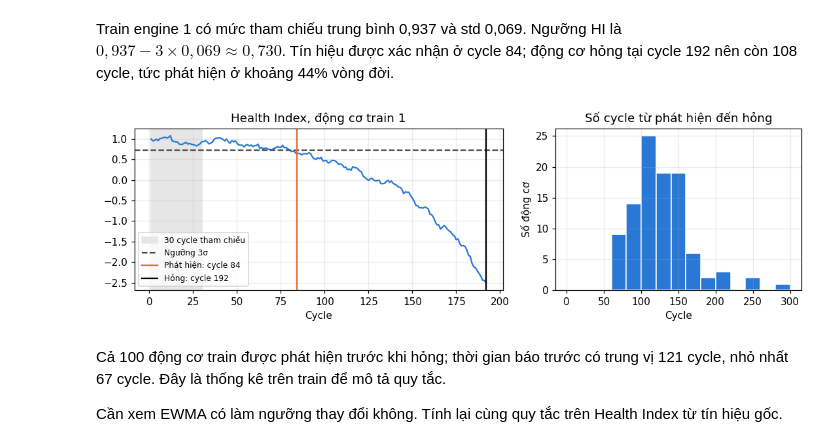
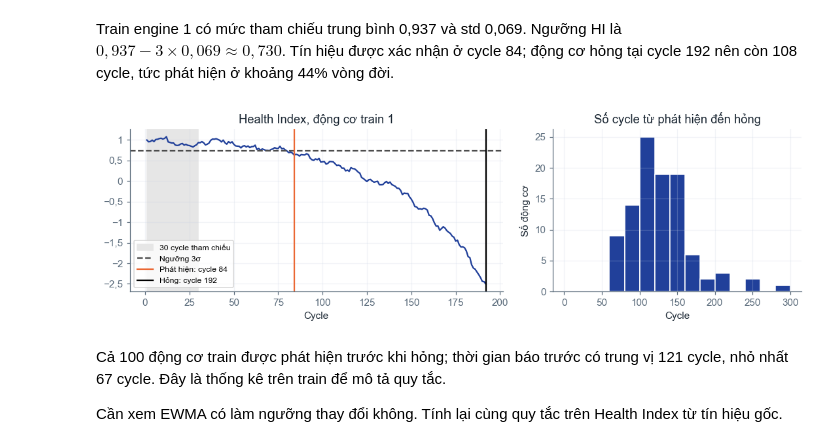
Before and after one commit to ti014/tinasa-cmapss-rul-prediction, a Jupyter notebook: notebooks/06_fd001_degradation_maintenance.ipynb, the cells around one changed output. Cells and saved outputs as stored; diff of their text form; code cells hidden in the pictures.

```diff
--- a/notebooks/06_fd001_degradation_maintenance.ipynb
+++ b/notebooks/06_fd001_degradation_maintenance.ipynb
@@ -22,7 +22,9 @@ from IPython.display import display
 
 ROOT = Path.cwd() if (Path.cwd() / "src/cmapss").is_dir() else Path.cwd().parent
 sys.path.insert(0, str(ROOT / "src"))
-plt.rcParams.update({"figure.dpi": 110, "axes.grid": True, "grid.alpha": 0.25})
+
+from cmapss.presentation import COLORS, apply_plot_style, style_figure
+apply_plot_style()
 # %%
 import tempfile
 
@@ -166,24 +170,26 @@ Ngưỡng HI là $0,937-3\times0,069\approx0,730$. Tín hiệu được xác nh
 # %%
 event = events.set_index("engine_id").loc[engine]
 curve = health_index[health_index["engine_id"] == engine]
 threshold = event["baseline_mean"] - config.z_threshold * event["baseline_std"]
 
 fig, (left, right) = plt.subplots(1, 2, figsize=(10, 3.2), gridspec_kw={"width_ratios": [1.5, 1]})
-left.plot(curve["cycle"], curve["health_index"], color="#2a78d6")
+left.plot(curve["cycle"], curve["health_index"], color=COLORS["blue"])
 left.axvspan(1, config.baseline_cycles, color="0.9", label="30 cycle tham chiếu")
 left.axhline(threshold, color="0.3", linestyle="--", label="Ngưỡng 3σ")
-left.axvline(event["detection_cycle"], color="#eb6834", label=f"Phát hiện: cycle {int(event['detection_cycle'])}")
+left.axvline(event["detection_cycle"], color=COLORS["orange"], label=f"Phát hiện: cycle {int(event['detection_cycle'])}")
 left.axvline(event["failure_cycle"], color="black", label=f"Hỏng: cycle {int(event['failure_cycle'])}")
 left.set(title=f"Health Index, động cơ train {engine}", xlabel="Cycle")
 left.legend(fontsize=8)
-right.hist(leads, bins=range(0, int(leads.max()) + 20, 20), color="#2a78d6", edgecolor="white")
+right.hist(leads, bins=range(0, int(leads.max()) + 20, 20), color=COLORS["blue"], edgecolor="white")
 right.set(title="Số cycle từ phát hiện đến hỏng", xlabel="Cycle", ylabel="Số động cơ")
 plt.tight_layout()
+style_figure(fig)
 fig.savefig(OUTPUT / "figures/engine1_anomaly.png", dpi=150)
+style_figure(fig)
 display(fig)
 plt.close(fig)
 # %% [output]
-[figure, old version]
+[figure, new version]
 # %% [markdown]
 Cả 100 động cơ train được phát hiện trước khi hỏng; thời gian báo trước có trung vị 121 cycle,
 nhỏ nhất 67 cycle. Đây là thống kê trên train để mô tả quy tắc.
```
Also changed, not shown: parts of 3 cells of this notebook, 17 other files.
